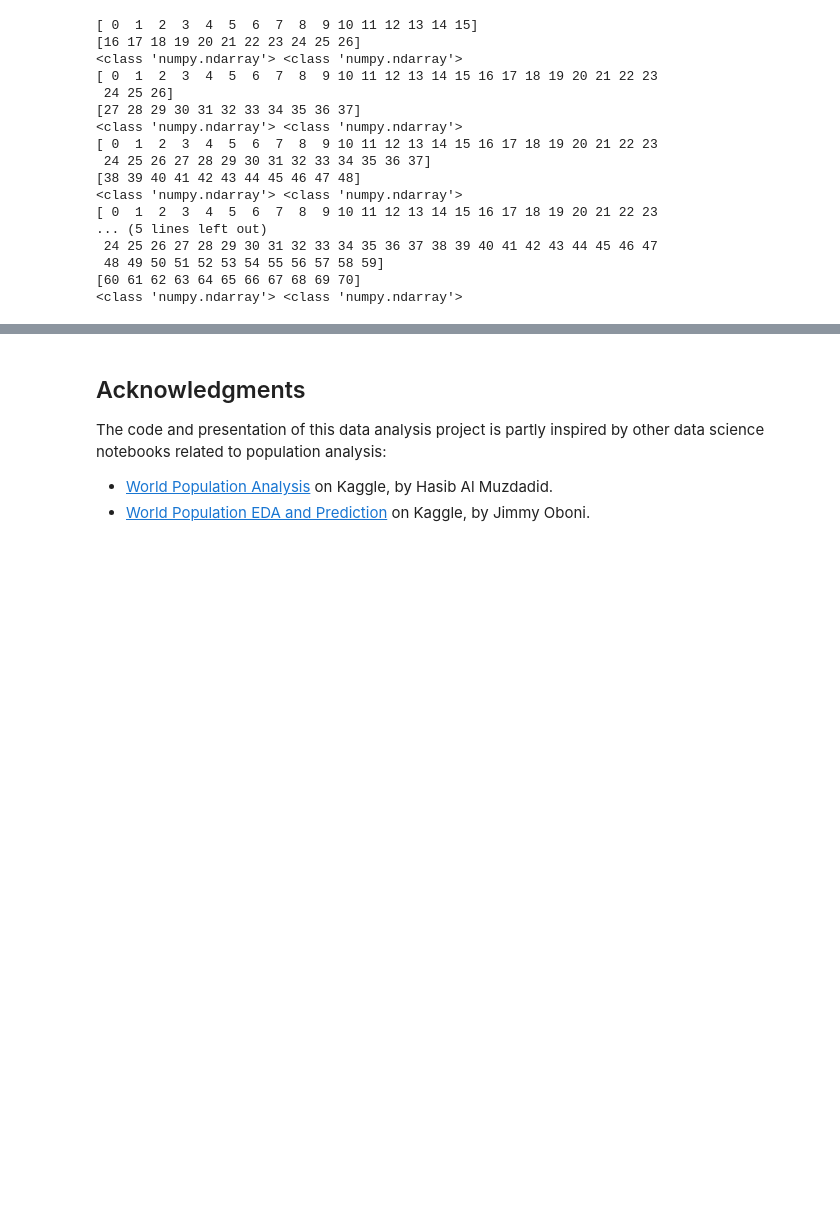
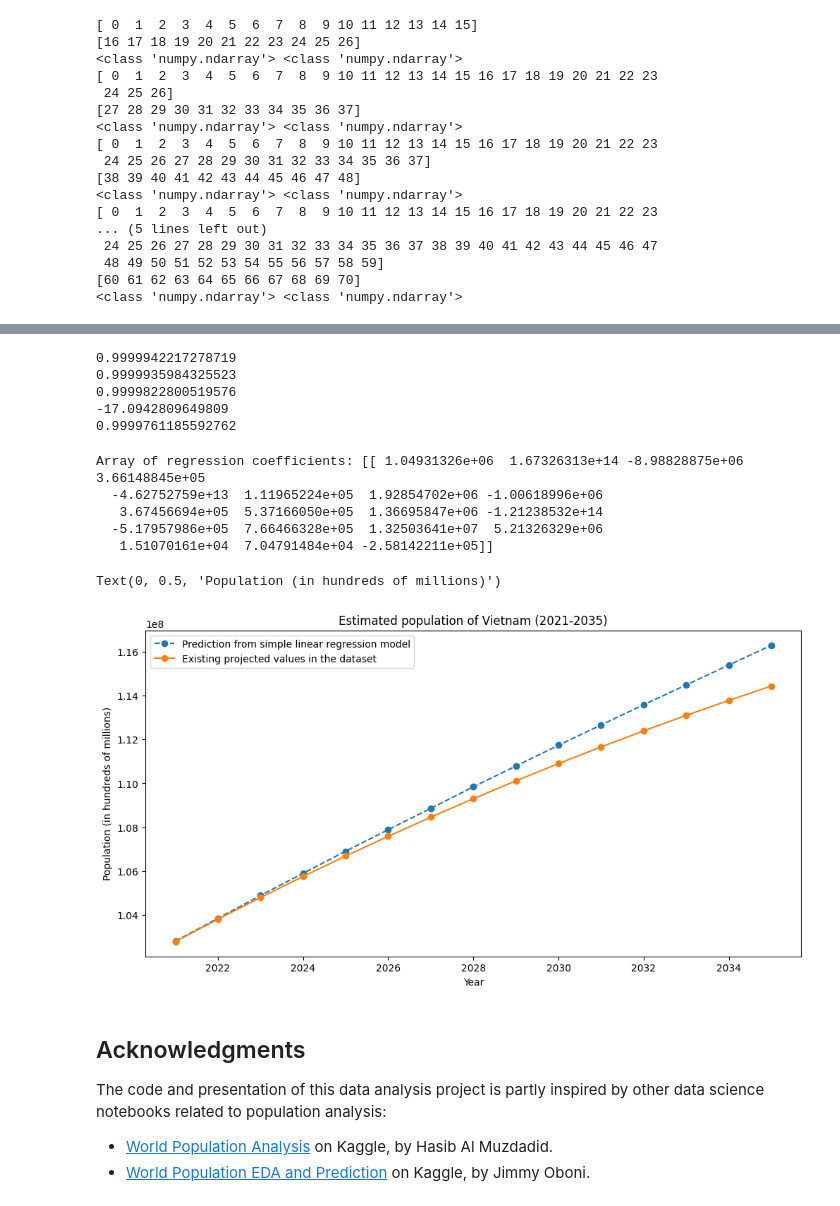
Before and after one commit to thaianle/international-database, a Jupyter notebook: idb5yr-python.ipynb, the cells around one changed output, grey strips where cells are left out. Saved outputs shown, nothing was run; the diff lists cells and outputs as text; code cells hidden in the pictures; blank space fills up the shorter version.

```diff
--- a/idb5yr-python.ipynb
+++ b/idb5yr-python.ipynb
@@ -802,10 +802,10 @@ print(X.shape, y.shape)
 tscv = TimeSeriesSplit(n_splits = 5)
 # %%
 # Print the splitting indices that this particular random seed of KFold has done to the dataset
-for X_train, X_test in tscv.split(X, y):
-    print(X_train)
-    print(X_test)
-    print(type(X_train), type(X_test))
+for train_indices, test_indices in tscv.split(X, y):
+    print(train_indices)
+    print(test_indices)
+    print(type(train_indices), type(test_indices))
 # %% [output]
 [ 0  1  2  3  4  5  6  7  8  9 10 11 12 13 14 15]
 [16 17 18 19 20 21 22 23 24 25 26]
@@ -844,0 +877,7 @@ Negative MSE for elastic_net: [-4.05767570e+12 -6.32982895e+11 -4.74784917e+12 -
+# %%
+vn_future_temp = idb5yr_imputing[np.logical_and(idb5yr_imputing['GEO_ID'] == 'W140000WOVN',
+                                           np.logical_and(idb5yr_imputing['#YR'] >= 2021, idb5yr_imputing['#YR'] <= 2035))]
+
+vn_future = vn_future_temp[['#YR', 'BIRTHS', 'CBR', 'CDR', 'DEATHS', 'DEPND', 'E0', 'GR', 'GRR', 'IMR', 'MEDAGE', 'NATINCR', 'NIM', 'NMR', 'POP_DENS', 'RNI', 'SEXRATIO', 'SRB', 'TFR', 'POP']]
+
+vn_future
@@ -845,3 +901,48 @@ Negative MSE for elastic_net: [-4.05767570e+12 -6.32982895e+11 -4.74784917e+12 -
+# %%
+# Show the linear regression coefficients
+X = vn_imputing.drop('POP', axis = 1).values
+y = vn_imputing[['POP']].values
+X_future = vn_future.drop('POP', axis = 1).values
+y_future = vn_future[['POP']].values
+
+linreg_transform = Pipeline([('iterative_imputer', IterativeImputer(random_state = 225275, initial_strategy = 'constant')),
+                             ('standard_scaler', StandardScaler()),
+                             ('linear_regression', LinearRegression())])
+
+for train_indices, test_indices in tscv.split(X, y): # we still use the same time-series split as in the previous part\
+    linreg_transform.fit(X[train_indices], y[train_indices])
+    print(linreg_transform.score(X[test_indices], y[test_indices]))
+# %% [output]
+0.9999942217278719
+0.9999935984325523
+0.9999822800519576
+-17.0942809649809
+0.9999761185592762
+# %%
+# Do the prediction on the last fold, which contains useful information while not having a low R^2
+for num, (train_indices, test_indices) in enumerate(tscv.split(X, y)):
+    if num <= 3: continue
+    else:
+        linreg_transform.fit(X[train_indices], y[train_indices])
+        print(f'Array of regression coefficients: {linreg_transform.named_steps['linear_regression'].coef_}')
+        predictions = linreg_transform.predict(X_future)
+# %% [output]
+Array of regression coefficients: [[ 1.04931326e+06  1.67326313e+14 -8.98828875e+06  3.66148845e+05
+  -4.62752759e+13  1.11965224e+05  1.92854702e+06 -1.00618996e+06
+   3.67456694e+05  5.37166050e+05  1.36695847e+06 -1.21238532e+14
+  -5.17957986e+05  7.66466328e+05  1.32503641e+07  5.21326329e+06
+   1.51070161e+04  7.04791484e+04 -2.58142211e+05]]
+# %%
+fig, ax = plt.subplots(figsize = (12, 6))
+plt.plot(range(2021, 2036, 1), predictions, marker = 'o', linestyle = '--') # the model's prediction
+plt.plot(range(2021, 2036, 1), y_future, marker = 'o', linestyle = '-') # the prediction in the datase
+plt.legend(['Prediction from simple linear regression model', 'Existing projected values in the dataset'])
+plt.title('Estimated population of Vietnam (2021-2035)')
+plt.xlabel('Year')
+plt.ylabel('Population (in hundreds of millions)')
+# %% [output]
+Text(0, 0.5, 'Population (in hundreds of millions)')
+[figure, added]
 # %% [markdown]
 ## Acknowledgments
 
```
Also changed, not shown: parts of 9 cells of this notebook.
